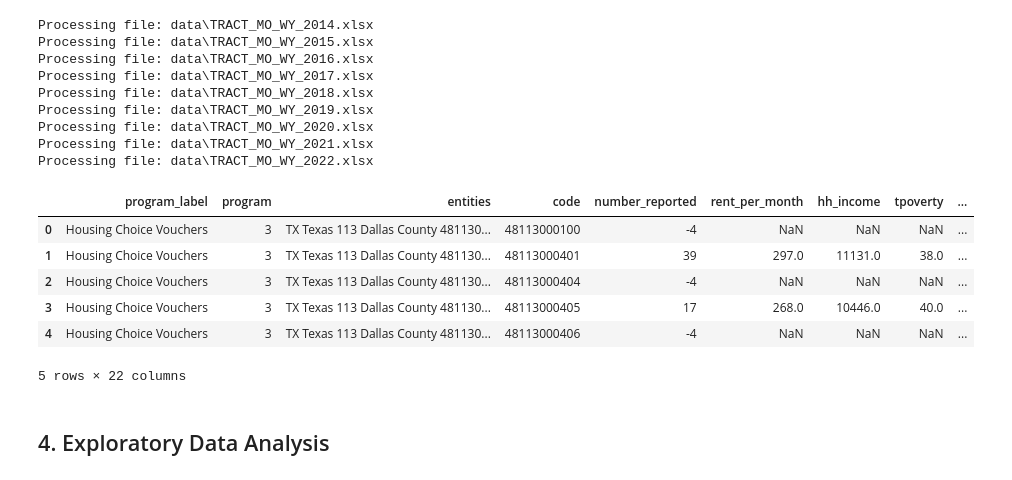
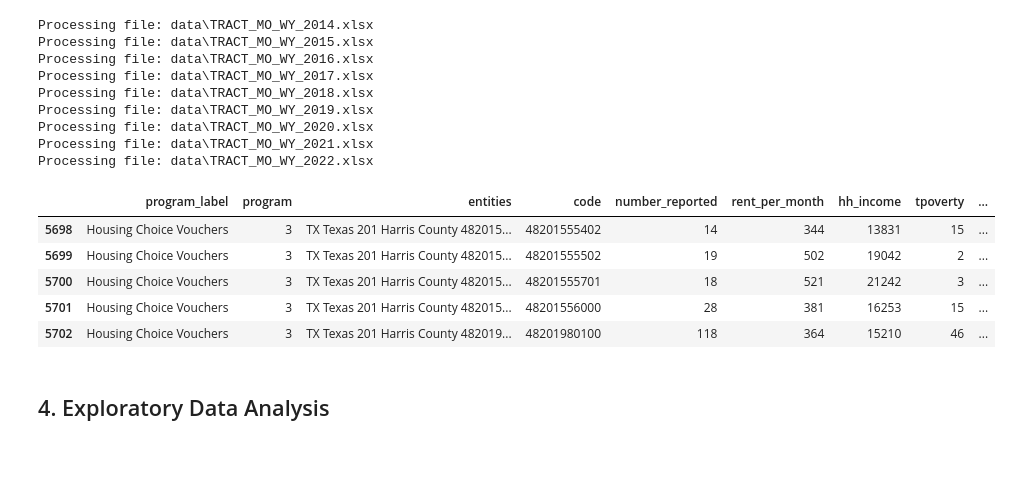
Before and after one commit to ammylin/IDS701_Final_Project, a Jupyter notebook: 00_preprocessing.ipynb, the cells around one changed output. Cells and saved outputs as stored; diff of their text form; code cells hidden in the pictures.

```diff
--- a/00_preprocessing.ipynb
+++ b/00_preprocessing.ipynb
@@ -10,7 +10,7 @@ import glob
 import matplotlib.pyplot as plt
 import seaborn as sns
 
-# Define data folder
+# Define folder path
 data_folder = "data/"
 
 # Define tract prefixes
@@ -30,20 +30,15 @@ columns_to_keep = [
     "rent_per_month",
     "hh_income",
     "tpoverty",
-    "pct_minority",
-    "pct_black_nonhsp",
-    "pct_native_american_nonhsp",
-    "pct_asian_pacific_nonhsp",
-    "pct_white_nothsp",
-    "pct_black_hsp",
-    "pct_wht_hsp",
-    "pct_oth_hsp",
-    "pct_hispanic",
-    "pct_multi",
 ]
 
-# HUD missing codes
+# Numeric columns
+numeric_cols = ["number_reported", "rent_per_month", "hh_income", "tpoverty"]
+
+# Missing / suppression codes
 missing_codes = ["-1", "-4", "-5", "NA"]
+
+suppression_threshold = 11
 # %% [markdown]
 ## 2. Helper Functions
 # %%
@@ -197,14 +181,13 @@ Processing file: data\TRACT_MO_WY_2020.xlsx
 Processing file: data\TRACT_MO_WY_2021.xlsx
 Processing file: data\TRACT_MO_WY_2022.xlsx
 # %%
-panel_df.head()
+panel_df.tail()
 # %% [output]
 |  | program_label | program | entities | code | number_reported | rent_per_month | hh_income | tpoverty | ... |
-| 0 | Housing Choice Vouchers | 3 | TX Texas 113 Dallas County 481130... | 48113000100 | -4 | NaN | NaN | NaN | ... |
-| 1 | Housing Choice Vouchers | 3 | TX Texas 113 Dallas County 481130... | 48113000401 | 39 | 297.0 | 11131.0 | 38.0 | ... |
-| 2 | Housing Choice Vouchers | 3 | TX Texas 113 Dallas County 481130... | 48113000404 | -4 | NaN | NaN | NaN | ... |
-| 3 | Housing Choice Vouchers | 3 | TX Texas 113 Dallas County 481130... | 48113000405 | 17 | 268.0 | 10446.0 | 40.0 | ... |
-| 4 | Housing Choice Vouchers | 3 | TX Texas 113 Dallas County 481130... | 48113000406 | -4 | NaN | NaN | NaN | ... |
+| 5698 | Housing Choice Vouchers | 3 | TX Texas 201 Harris County 482015... | 48201555402 | 14 | 344 | 13831 | 15 | ... |
+| 5699 | Housing Choice Vouchers | 3 | TX Texas 201 Harris County 482015... | 48201555502 | 19 | 502 | 19042 | 2 | ... |
+| 5700 | Housing Choice Vouchers | 3 | TX Texas 201 Harris County 482015... | 48201555701 | 18 | 521 | 21242 | 3 | ... |
+| 5701 | Housing Choice Vouchers | 3 | TX Texas 201 Harris County 482015... | 48201556000 | 28 | 381 | 16253 | 15 | ... |
+| 5702 | Housing Choice Vouchers | 3 | TX Texas 201 Harris County 482019... | 48201980100 | 118 | 364 | 15210 | 46 | ... |
-5 rows × 22 columns
 # %% [markdown]
 ## 4. Exploratory Data Analysis
```
Also changed, not shown: parts of 8 cells of this notebook.
